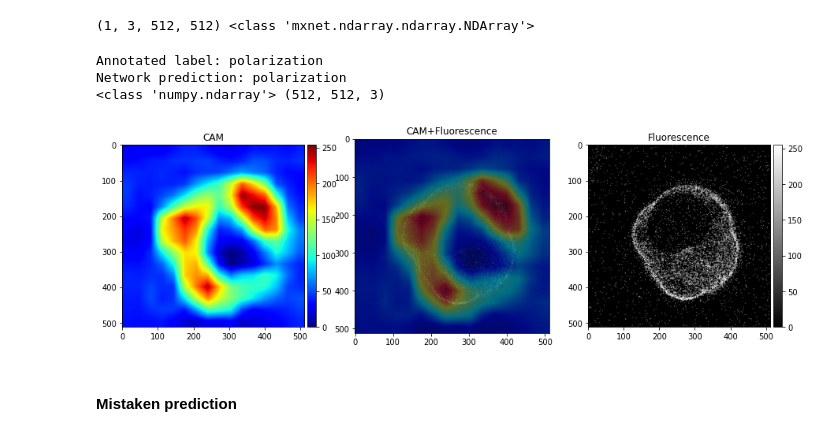
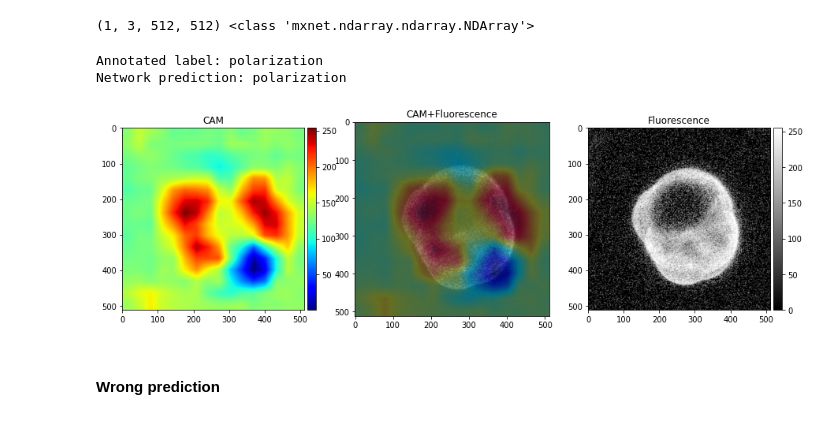
Before and after one commit to abao1999/Embryos, a Jupyter notebook: notebooks/visualize_model_features.ipynb, the cells around one changed output. Saved outputs shown, nothing was run; the diff lists cells and outputs as text; code cells hidden in the pictures.

```diff
--- a/notebooks/visualize_model_features.ipynb
+++ b/notebooks/visualize_model_features.ipynb
@@ -294,47 +345,15 @@ test_label = label[0][test_idx].asnumpy()
 print(test_image.shape, type(test_image))
 # %% [output]
 (1, 3, 512, 512) <class 'mxnet.ndarray.ndarray.NDArray'>
-# %%
-output = finetune_net(test_image)
-classes = ['no polarization','polarization']
-idx = mx.nd.argmax(output).asscalar().astype('int32')
-
-params_list = list(finetune_net.collect_params())
-weight_softmax = finetune_net.collect_params()[params_list[-2]].data().asnumpy()
-features_blob = finetune_net.features[:-4](test_image).asnumpy()
-
-CAMs = returnCAM(features_blob, weight_softmax, idx)
-_ , _ , height, width = test_image.shape
-test_CAM = np.swapaxes(cv2.resize(CAMs,(width, height)), 0, 1)
-# test_CAM = cv2.resize(CAMs,(width, height))
-print('Annotated label: %s'%classes[int(test_label)])
-print('Network prediction: %s'%classes[idx])
-
-# convert <NDArray 1x3x512x512 @gpu(0)> to <NumArray 512x512x3 @memory>
-test_image_narray = np.swapaxes(np.squeeze(test_image.asnumpy()),0,2)
-test_image_narray = (NormalizeData(test_image_narray)*255).astype(np.uint8)
-
-test_image_squeeze = np.squeeze(collapse_same_frame(test_image_narray))
-
-heatmap = cv2.applyColorMap(255-test_CAM, cv2.COLORMAP_JET)
-print(type(heatmap), heatmap.shape)
-overlay = heatmap * 0.4 + test_image_narray * 0.6
-
-images = []
-images.append(test_CAM)
-images.append(overlay.astype('uint8'))
-images.append(cv2.equalizeHist(cv2.cvtColor(test_image_squeeze,cv2.COLOR_BGR2GRAY)))
-
-titles = ['CAM','CAM+Fluorescence','Fluorescence']
-cmaps = ['jet',None,'gray']
-fig = show_images(images, titles, cmaps)
-# %% [output]
-Annotated label: polarization
-Network prediction: polarization
-<class 'numpy.ndarray'> (512, 512, 3)
-[figure, removed]
+# %%
+test_CAM, heatmap, test_image_squeeze = find_heatmap_and_test_image(finetune_net, test_idx, model_name)
+visualize_CAM_and_fluo_data(test_CAM, heatmap, test_image_squeeze)
+# %% [output]
+Annotated label: polarization
+Network prediction: polarization
+[figure, added]
 # %% [markdown]
-#### Mistaken prediction
+#### Wrong prediction
 # %%
 tp = record_pred==record_label
 itemindex = np.where(tp==False)
```
Also changed, not shown: parts of 15 cells of this notebook.
